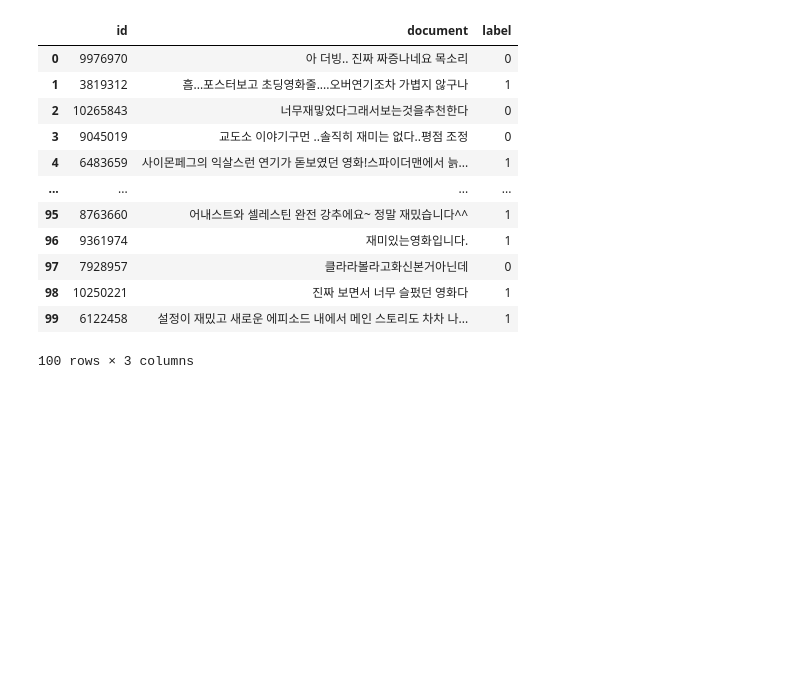
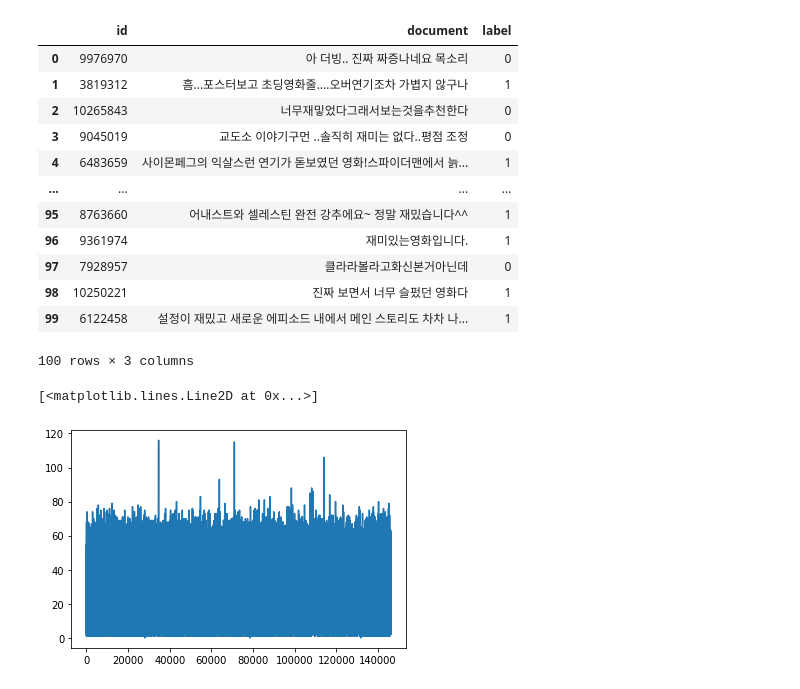
Before and after one commit to yg-renaissance/movie-review-sentiment, a Jupyter notebook: main.ipynb, the cells around one changed output. Saved outputs shown, nothing was run; the diff lists cells and outputs as text; code cells hidden in the pictures; blank space fills up the shorter version.

```diff
--- a/main.ipynb
+++ b/main.ipynb
@@ -73,0 +88,9 @@ index_to_word = {index:word for word, index in word_to_index.items()}
+# %%
+#### maxlen은 80이 appropriate 하겠군
+ser = []
+for x in range(len(X_train) ) :
+    ser.append(len(X_train[x]))
+plt.plot( list(range(len(ser))), ser)
+# %% [output]
+[<matplotlib.lines.Line2D at 0x...>]
+[figure, added]
```
Also changed, not shown: parts of 14 cells of this notebook, 1 other file.
